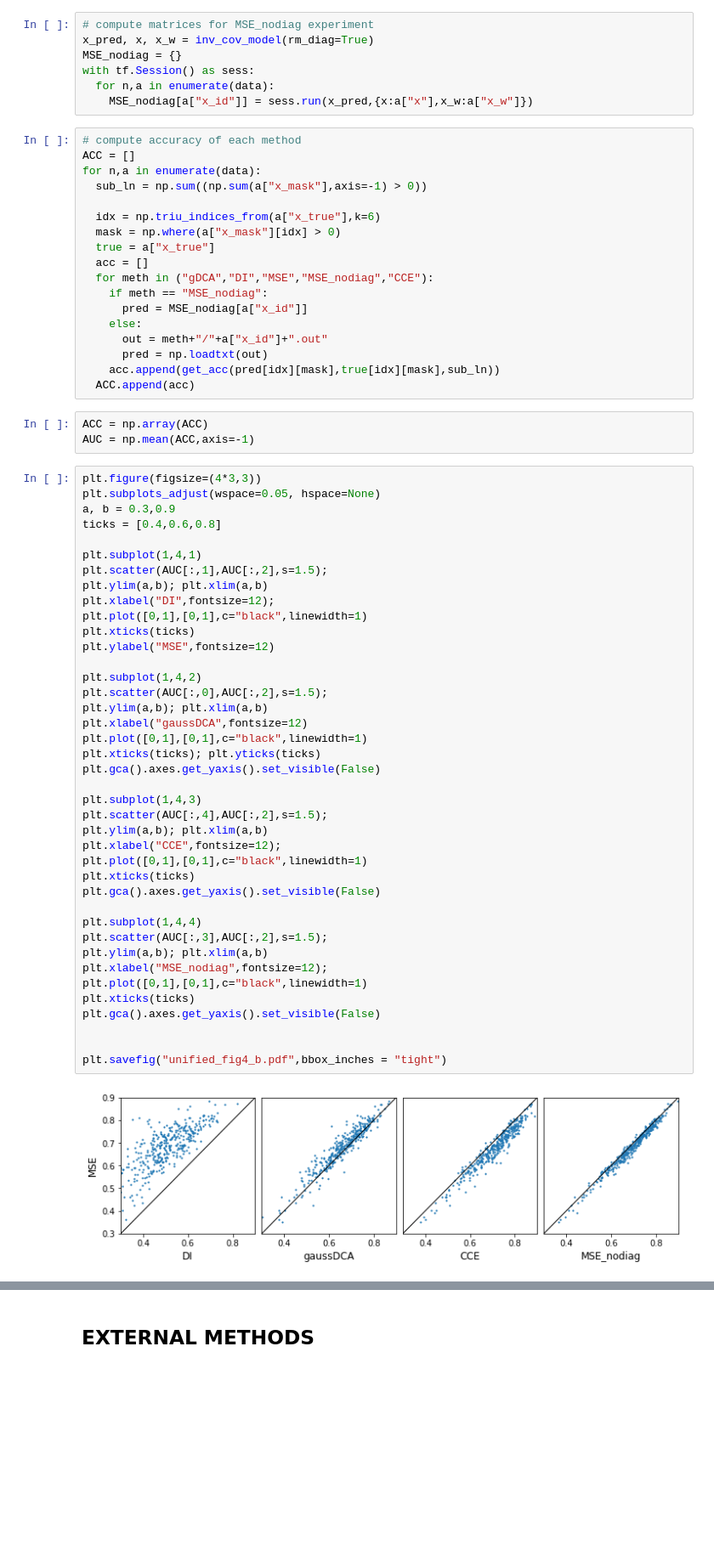
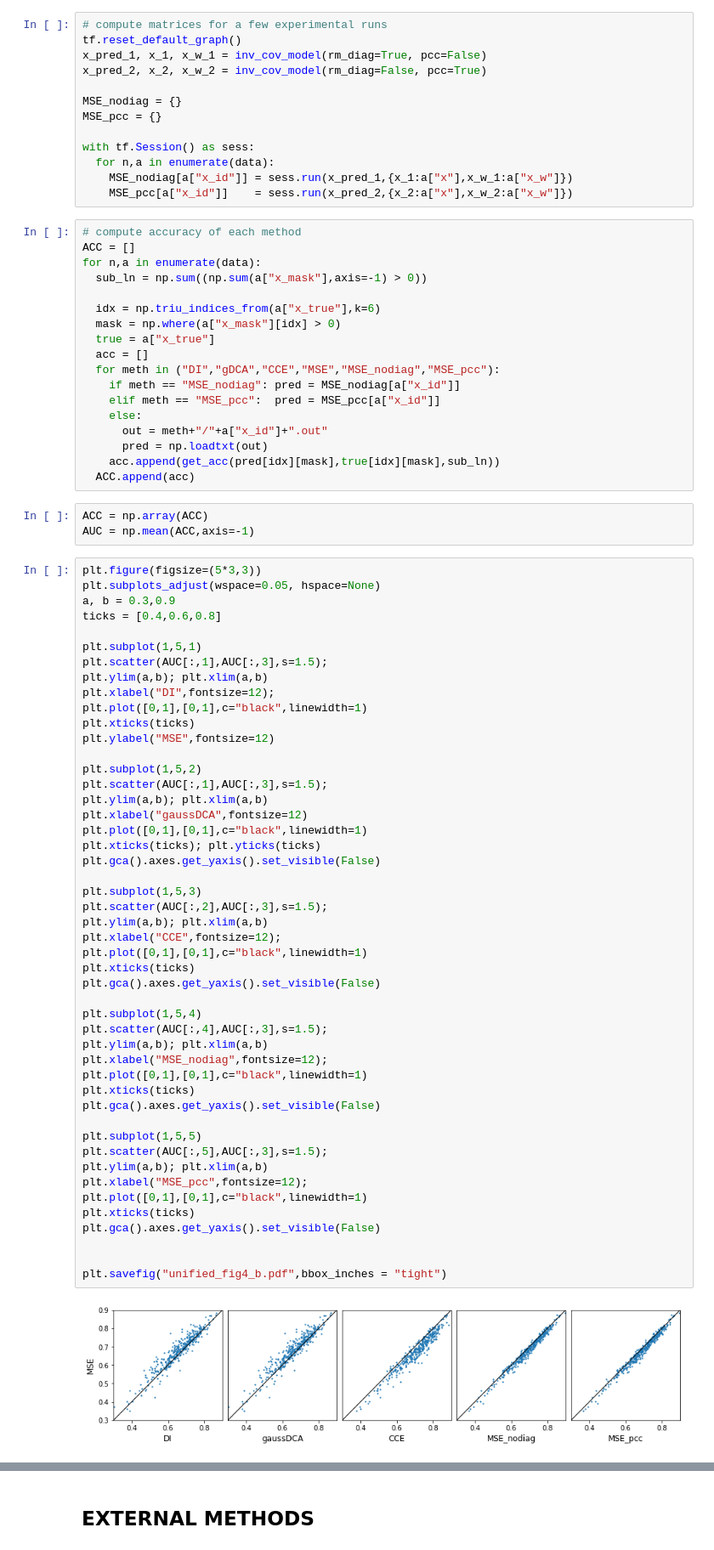
Before and after one commit to sokrypton/seqmodels, a Jupyter notebook: seqmodels.ipynb, the cells around one changed output, grey strips where cells are left out. Shown at 85% size. Saved outputs shown, nothing was run; the diff lists cells and outputs as text; blank space fills up the shorter version.

```diff
--- a/seqmodels.ipynb
+++ b/seqmodels.ipynb
@@ -383,12 +366,18 @@ tar -zxf DI.tar.gz
 tar -zxf MSE.tar.gz
 tar -zxf CCE.tar.gz
 # %%
-# compute matrices for MSE_nodiag experiment
-x_pred, x, x_w = inv_cov_model(rm_diag=True)
+# compute matrices for a few experimental runs
+tf.reset_default_graph()
+x_pred_1, x_1, x_w_1 = inv_cov_model(rm_diag=True, pcc=False)
+x_pred_2, x_2, x_w_2 = inv_cov_model(rm_diag=False, pcc=True)
+
 MSE_nodiag = {}
+MSE_pcc = {}
+
 with tf.Session() as sess:
   for n,a in enumerate(data):
-    MSE_nodiag[a["x_id"]] = sess.run(x_pred,{x:a["x"],x_w:a["x_w"]})
+    MSE_nodiag[a["x_id"]] = sess.run(x_pred_1,{x_1:a["x"],x_w_1:a["x_w"]})
+    MSE_pcc[a["x_id"]]    = sess.run(x_pred_2,{x_2:a["x"],x_w_2:a["x_w"]})
 # %%
 # compute accuracy of each method
 ACC = []
@@ -399,9 +388,9 @@ for n,a in enumerate(data):
   mask = np.where(a["x_mask"][idx] > 0)
   true = a["x_true"]
   acc = []
-  for meth in ("gDCA","DI","MSE","MSE_nodiag","CCE"):
-    if meth == "MSE_nodiag":
-      pred = MSE_nodiag[a["x_id"]]
+  for meth in ("DI","gDCA","CCE","MSE","MSE_nodiag","MSE_pcc"):
+    if meth == "MSE_nodiag": pred = MSE_nodiag[a["x_id"]]
+    elif meth == "MSE_pcc":  pred = MSE_pcc[a["x_id"]]
     else:
       out = meth+"/"+a["x_id"]+".out"
       pred = np.loadtxt(out)
@@ -411,44 +400,52 @@ for n,a in enumerate(data):
 ACC = np.array(ACC)
 AUC = np.mean(ACC,axis=-1)
 # %%
-plt.figure(figsize=(4*3,3))
+plt.figure(figsize=(5*3,3))
 plt.subplots_adjust(wspace=0.05, hspace=None)
 a, b = 0.3,0.9
 ticks = [0.4,0.6,0.8]
 
-plt.subplot(1,4,1)
-plt.scatter(AUC[:,1],AUC[:,2],s=1.5);
+plt.subplot(1,5,1)
+plt.scatter(AUC[:,1],AUC[:,3],s=1.5);
 plt.ylim(a,b); plt.xlim(a,b)
 plt.xlabel("DI",fontsize=12);
 plt.plot([0,1],[0,1],c="black",linewidth=1)
 plt.xticks(ticks)
 plt.ylabel("MSE",fontsize=12)
 
-plt.subplot(1,4,2)
-plt.scatter(AUC[:,0],AUC[:,2],s=1.5);
+plt.subplot(1,5,2)
+plt.scatter(AUC[:,1],AUC[:,3],s=1.5);
 plt.ylim(a,b); plt.xlim(a,b)
 plt.xlabel("gaussDCA",fontsize=12)
 plt.plot([0,1],[0,1],c="black",linewidth=1)
 plt.xticks(ticks); plt.yticks(ticks)
 plt.gca().axes.get_yaxis().set_visible(False)
 
-plt.subplot(1,4,3)
-plt.scatter(AUC[:,4],AUC[:,2],s=1.5);
+plt.subplot(1,5,3)
+plt.scatter(AUC[:,2],AUC[:,3],s=1.5);
 plt.ylim(a,b); plt.xlim(a,b)
 plt.xlabel("CCE",fontsize=12);
 plt.plot([0,1],[0,1],c="black",linewidth=1)
 plt.xticks(ticks)
 plt.gca().axes.get_yaxis().set_visible(False)
 
-plt.subplot(1,4,4)
-plt.scatter(AUC[:,3],AUC[:,2],s=1.5);
+plt.subplot(1,5,4)
+plt.scatter(AUC[:,4],AUC[:,3],s=1.5);
 plt.ylim(a,b); plt.xlim(a,b)
 plt.xlabel("MSE_nodiag",fontsize=12);
 plt.plot([0,1],[0,1],c="black",linewidth=1)
 plt.xticks(ticks)
 plt.gca().axes.get_yaxis().set_visible(False)
 
+plt.subplot(1,5,5)
+plt.scatter(AUC[:,5],AUC[:,3],s=1.5);
+plt.ylim(a,b); plt.xlim(a,b)
+plt.xlabel("MSE_pcc",fontsize=12);
+plt.plot([0,1],[0,1],c="black",linewidth=1)
+plt.xticks(ticks)
+plt.gca().axes.get_yaxis().set_visible(False)
+
 
 plt.savefig("unified_fig4_b.pdf",bbox_inches = "tight")
 # %% [output]
-[figure, old version]
+[figure, new version]
```
Also changed, not shown: parts of 11 cells of this notebook.
